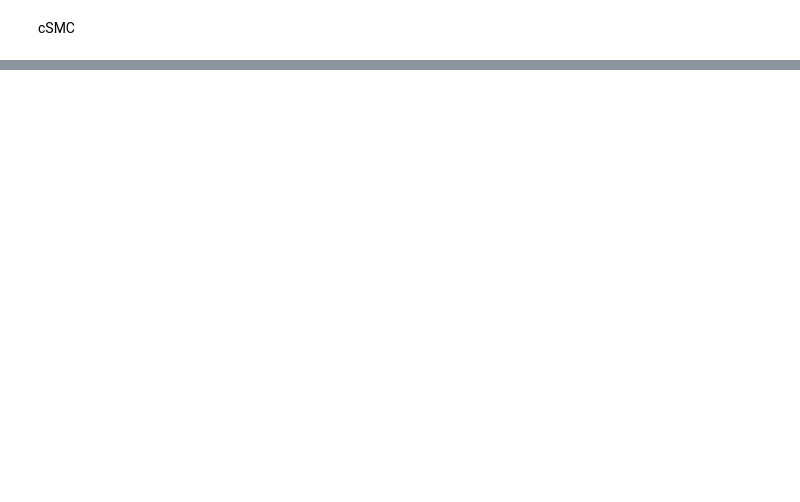
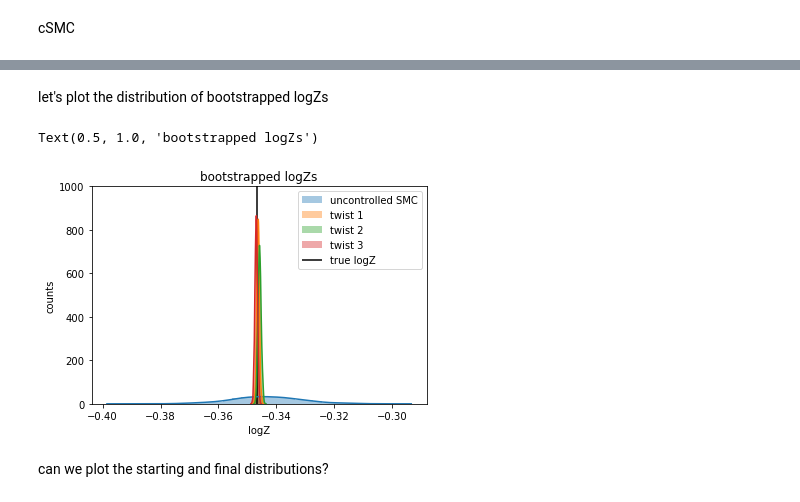
Before and after one commit to dominicrufa/melange, a Jupyter notebook: melange/notebooks/csmc.ipynb, the cells around one changed output, grey strips where cells are left out. Drawn from its saved outputs; the diff is of its cells as text; code cells hidden in the pictures; blank space fills up the shorter version.

```diff
--- a/melange/notebooks/csmc.ipynb
+++ b/melange/notebooks/csmc.ipynb
@@ -124,8 +2,0 @@ smc_obj.twisting_iteration
-# %%
-prop, logw, (init_Xs, init_logws) = smc_obj.get_fns() #pull the necessary functions from it
-twist1_logZs = []
-
-for i in tqdm.trange(100):
-    rs, run_rs = random.split(rs)
-    out_logZ = jvSIS(prop_params, model_params, y,  run_rs, init_params, prop, logw, (init_Xs, init_logws))
-    twist1_logZs.append(out_logZ)
@@ -179,8 +2,0 @@ smc_obj.update_cSMC(out_dict['out_A_params'], out_dict['out_b_params'], out_dict
-# %%
-prop, logw, (init_Xs, init_logws) = smc_obj.get_fns() #pull the necessary functions from it
-twist2_logZs = []
-
-for i in tqdm.trange(100):
-    rs, run_rs = random.split(rs)
-    out_logZ = jvSIS(prop_params, model_params, y,  run_rs, init_params, prop, logw, (init_Xs, init_logws))
-    twist2_logZs.append(out_logZ)
@@ -199,0 +120,4 @@ so there might be a problem :/
+# %%
+controller = CSMCWrapper(smc_obj, rs = random.PRNGKey(42))
+for i in range(4):
+    controller.run_twist_iteration()
@@ -199,0 +142,18 @@ so there might be a problem :/
+# %% [markdown]
+let's plot the distribution of bootstrapped logZs
+# %%
+sns.distplot(controller.bootstrap_logZs[0], label=f"uncontrolled SMC")
+sns.distplot(controller.bootstrap_logZs[1], label=f"twist 1")
+sns.distplot(controller.bootstrap_logZs[2], label=f"twist 2")
+sns.distplot(controller.bootstrap_logZs[3], label = f"twist 3")
+plt.vlines(dG, 0,1000, label=f"true logZ")
+plt.ylim(0, 1000)
+plt.legend()
+plt.ylabel('counts')
+plt.xlabel(f"logZ")
+plt.title(f"bootstrapped logZs")
+# %% [output]
+Text(0.5, 1.0, 'bootstrapped logZs')
+[figure, added]
+# %% [markdown]
+can we plot the starting and final distributions?
```
Also changed, not shown: parts of 42 cells of this notebook, 3 other files.
